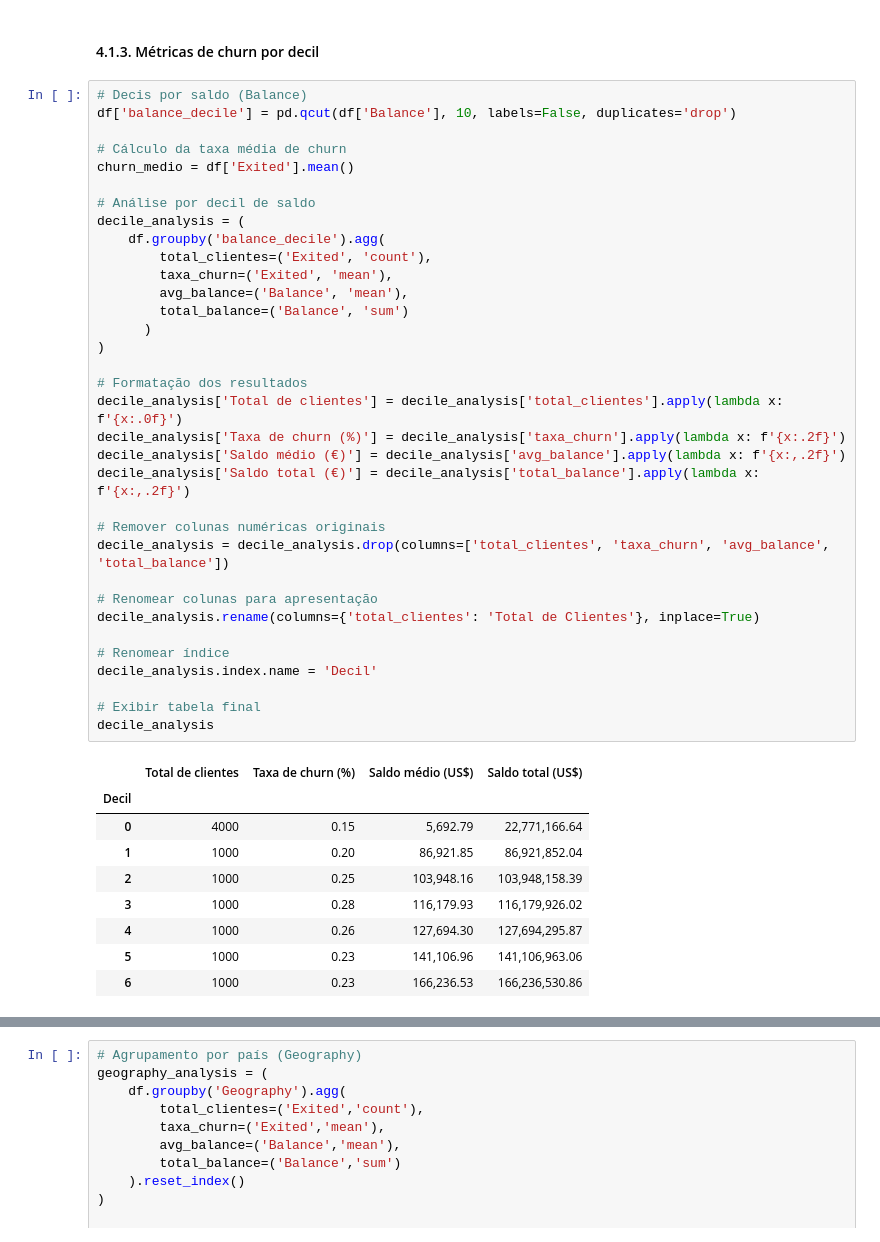
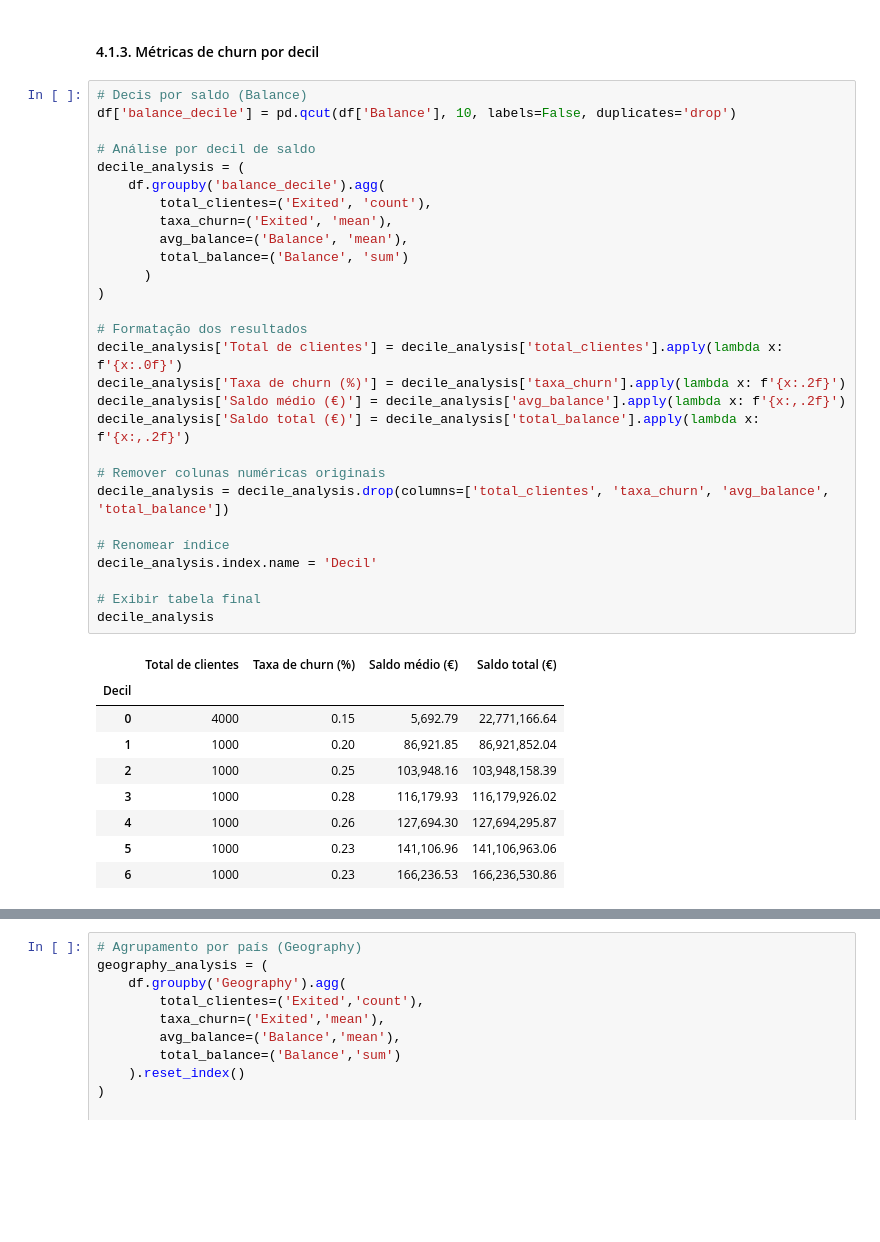
Before and after one commit to emso-exe/Churn_clientes_de_banco, a Jupyter notebook: notebooks/001_analise_exploratoria.ipynb, the cells around one changed output, grey strips where cells are left out. Drawn from its saved outputs; the diff is of its cells as text; blank space fills up the shorter version.

```diff
--- a/notebooks/001_analise_exploratoria.ipynb
+++ b/notebooks/001_analise_exploratoria.ipynb
@@ -503,39 +508,33 @@ Saldo médio dos clientes que permaneceram: 72,745.30 €
 # %%
 # Decis por saldo (Balance)
 df['balance_decile'] = pd.qcut(df['Balance'], 10, labels=False, duplicates='drop')
-
-# Cálculo da taxa média de churn
-churn_medio = df['Exited'].mean()
 
 # Análise por decil de saldo
 decile_analysis = (
     df.groupby('balance_decile').agg(
         total_clientes=('Exited', 'count'),
         taxa_churn=('Exited', 'mean'),
         avg_balance=('Balance', 'mean'),
         total_balance=('Balance', 'sum')
       )
 )
 
 # Formatação dos resultados
 decile_analysis['Total de clientes'] = decile_analysis['total_clientes'].apply(lambda x: f'{x:.0f}')
 decile_analysis['Taxa de churn (%)'] = decile_analysis['taxa_churn'].apply(lambda x: f'{x:.2f}')
 decile_analysis['Saldo médio (€)'] = decile_analysis['avg_balance'].apply(lambda x: f'{x:,.2f}')
 decile_analysis['Saldo total (€)'] = decile_analysis['total_balance'].apply(lambda x: f'{x:,.2f}')
 
 # Remover colunas numéricas originais
 decile_analysis = decile_analysis.drop(columns=['total_clientes', 'taxa_churn', 'avg_balance', 'total_balance'])
 
-# Renomear colunas para apresentação
-decile_analysis.rename(columns={'total_clientes': 'Total de Clientes'}, inplace=True)
-
 # Renomear índice
 decile_analysis.index.name = 'Decil'
 
 # Exibir tabela final
 decile_analysis
 # %% [output]
-|  | Total de clientes | Taxa de churn (%) | Saldo médio (US$) | Saldo total (US$) |
+|  | Total de clientes | Taxa de churn (%) | Saldo médio (€) | Saldo total (€) |
 | Decil |  |  |  |  |
 | 0 | 4000 | 0.15 | 5,692.79 | 22,771,166.64 |
 | 1 | 1000 | 0.20 | 86,921.85 | 86,921,852.04 |
```
Also changed, not shown: parts of 23 cells of this notebook.
